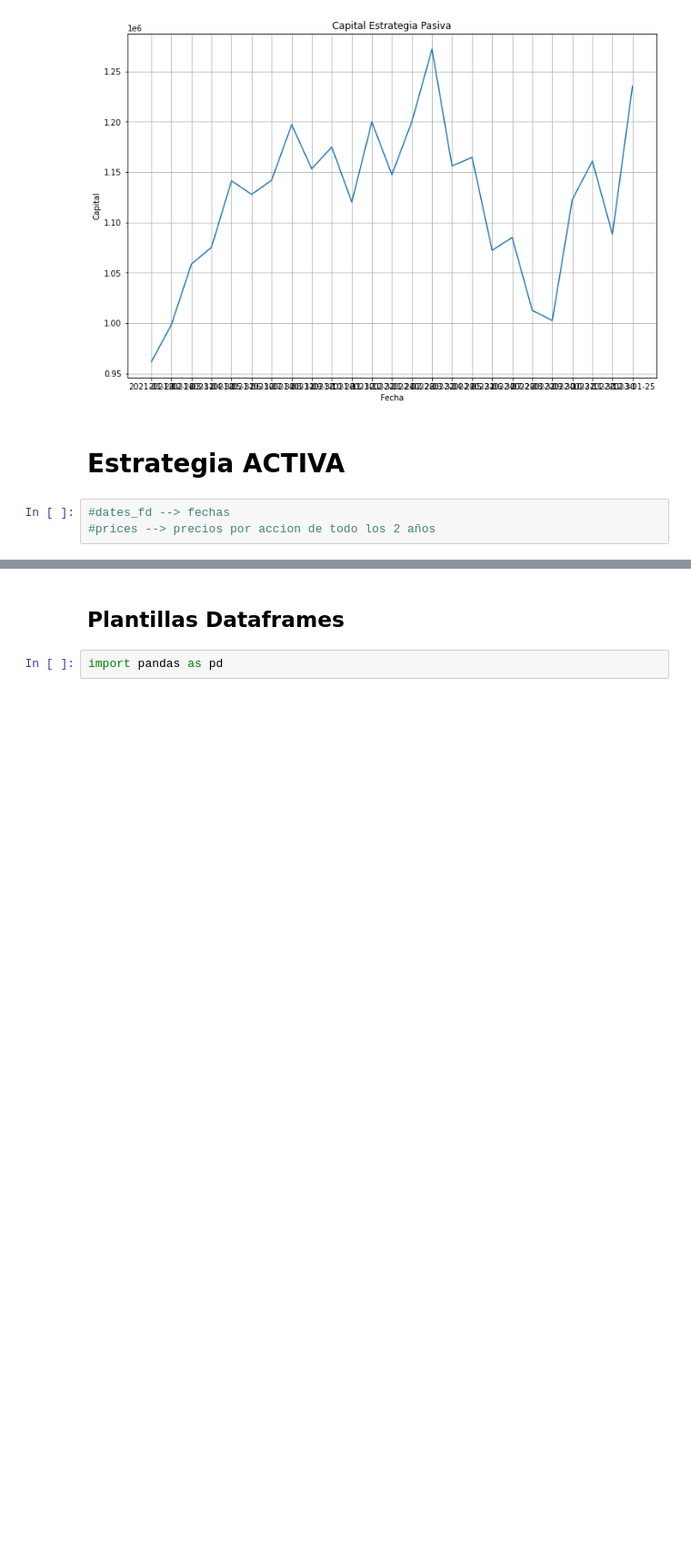
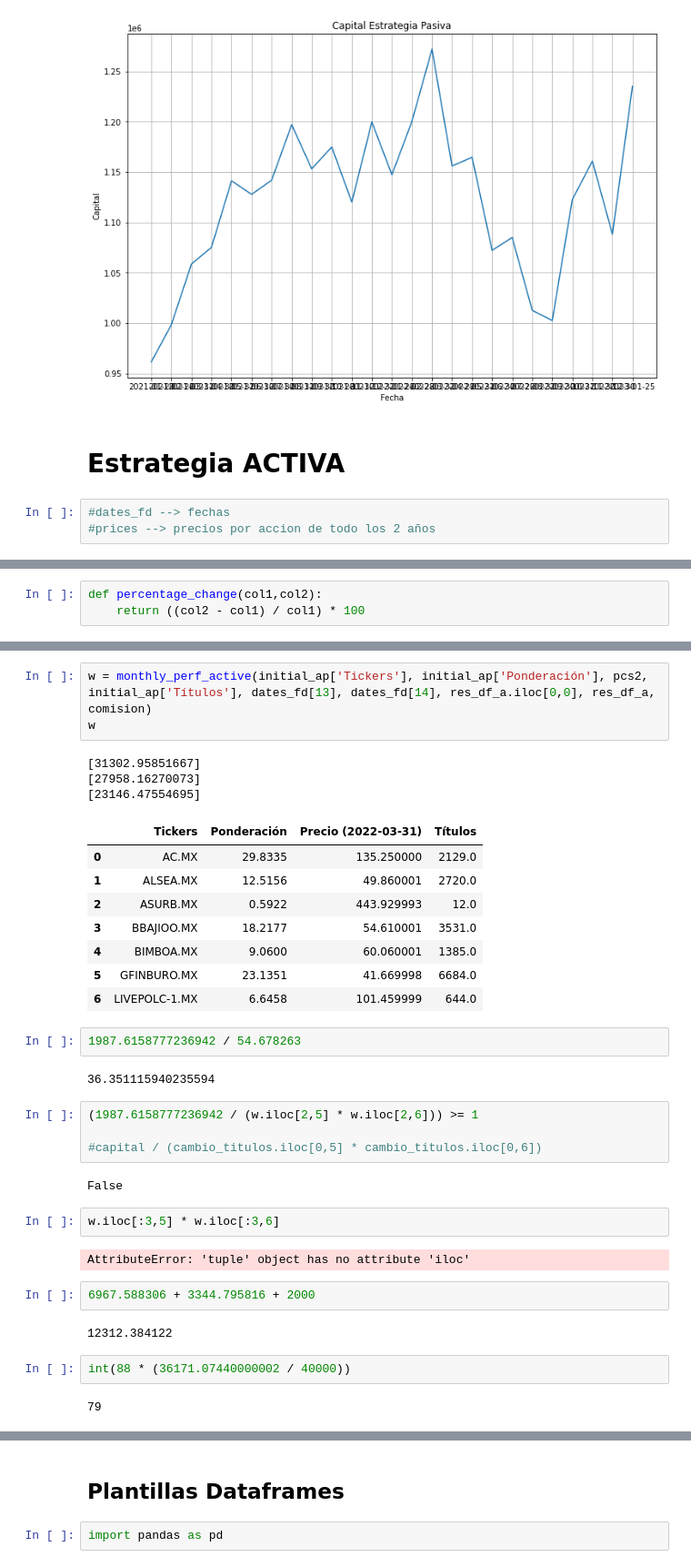
Before and after one commit to pabloriverasnz/Laboratorio_1-Inversion_de_Capital, a Jupyter notebook: notebook.ipynb, the cells around one changed output, grey strips where cells are left out. Shown at 91% size. Drawn from its saved outputs; the diff is of its cells as text; blank space fills up the shorter version.

```diff
--- a/notebook.ipynb
+++ b/notebook.ipynb
@@ -300,0 +328,3 @@ NameError: name 'prices' is not defined
+# %%
+def percentage_change(col1,col2):
+    return ((col2 - col1) / col1) * 100
@@ -300,0 +415,37 @@ NameError: name 'prices' is not defined
+# %%
+w = monthly_perf_active(initial_ap['Tickers'], initial_ap['Ponderación'], pcs2, initial_ap['Títulos'], dates_fd[13], dates_fd[14], res_df_a.iloc[0,0], res_df_a, comision)
+w
+# %% [output]
+[31302.95851667]
+[27958.16270073]
+[23146.47554695]
+|  | Tickers | Ponderación | Precio (2022-03-31) | Títulos |
+| 0 | AC.MX | 29.8335 | 135.250000 | 2129.0 |
+| 1 | ALSEA.MX | 12.5156 | 49.860001 | 2720.0 |
+| 2 | ASURB.MX | 0.5922 | 443.929993 | 12.0 |
+| 3 | BBAJIOO.MX | 18.2177 | 54.610001 | 3531.0 |
+| 4 | BIMBOA.MX | 9.0600 | 60.060001 | 1385.0 |
+| 5 | GFINBURO.MX | 23.1351 | 41.669998 | 6684.0 |
+| 6 | LIVEPOLC-1.MX | 6.6458 | 101.459999 | 644.0 |
+# %%
+1987.6158777236942 / 54.678263
+# %% [output]
+36.351115940235594
+# %%
+(1987.6158777236942 / (w.iloc[2,5] * w.iloc[2,6])) >= 1
+
+#capital / (cambio_titulos.iloc[0,5] * cambio_titulos.iloc[0,6])
+# %% [output]
+False
+# %%
+w.iloc[:3,5] * w.iloc[:3,6]
+# %% [output]
+AttributeError: 'tuple' object has no attribute 'iloc'
+# %%
+6967.588306 + 3344.795816 + 2000
+# %% [output]
+12312.384122
+# %%
+int(88 * (36171.07440000002 / 40000))
+# %% [output]
+79
```
Also changed, not shown: parts of 31 cells of this notebook, 1 other file.
